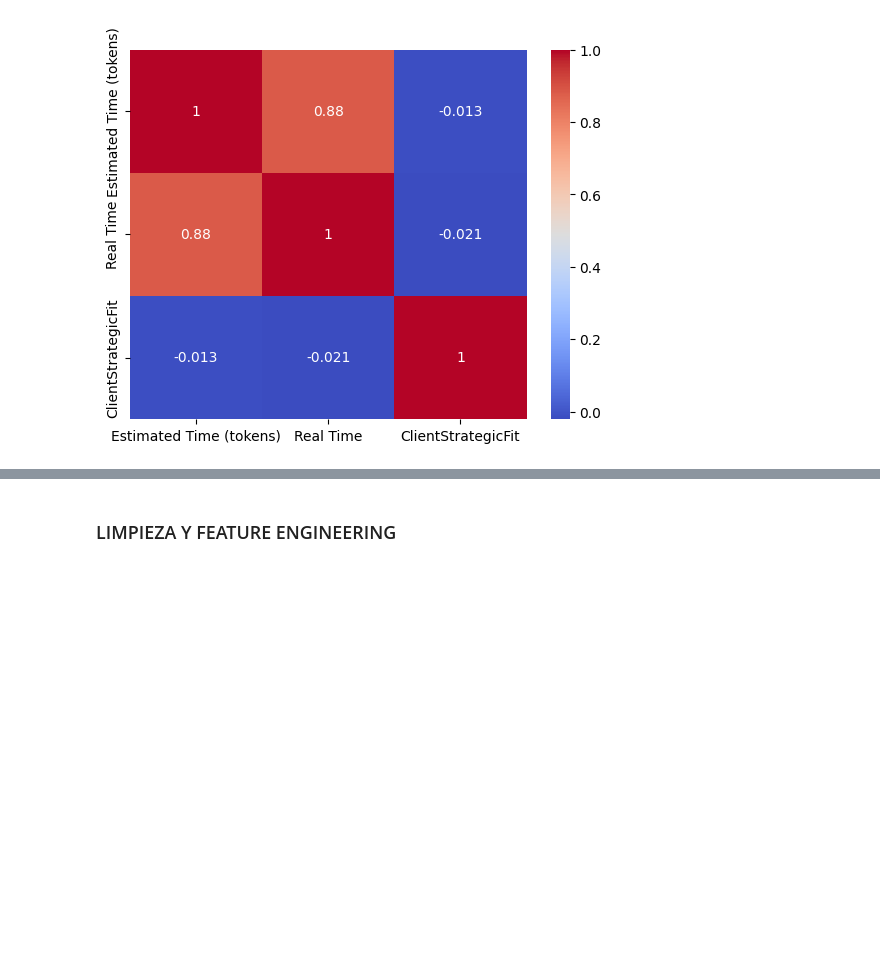
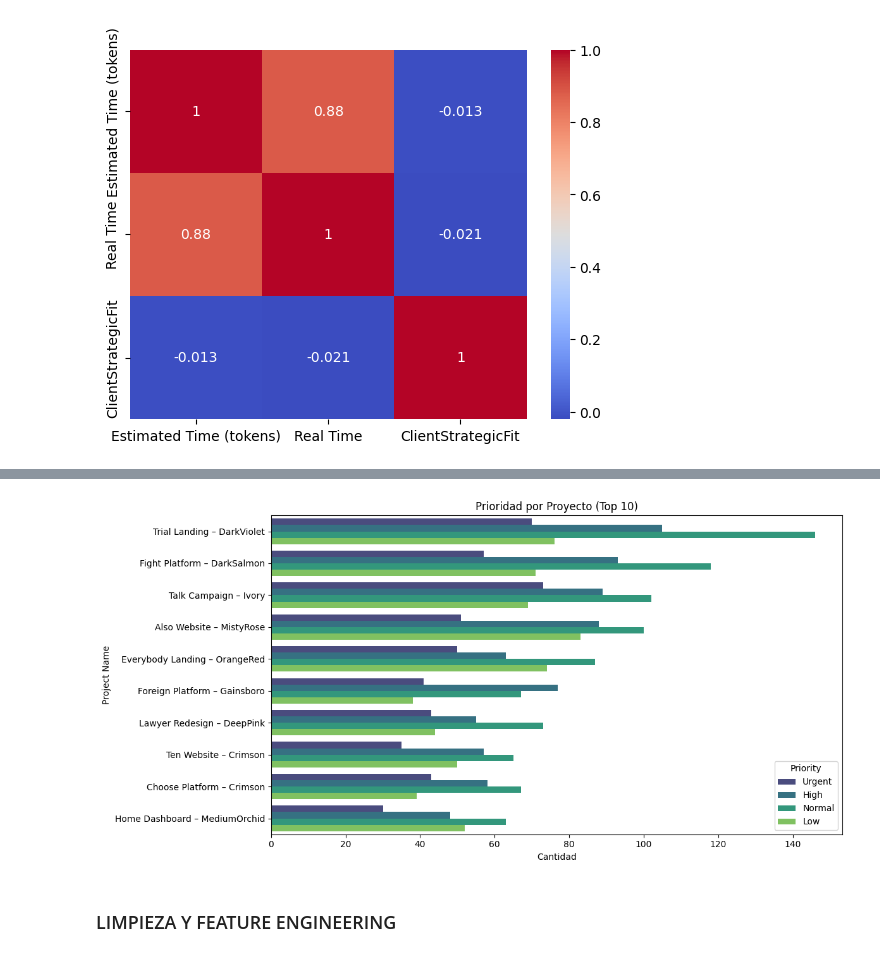
Before and after one commit to crdalila/Terra_Vista, a Jupyter notebook: modelos/clasif_prioridad copy.ipynb, the cells around one changed output, grey strips where cells are left out. Drawn from its saved outputs; the diff is of its cells as text; code cells hidden in the pictures; blank space fills up the shorter version.

```diff
--- a/modelos/clasif_prioridad copy.ipynb
+++ b/modelos/clasif_prioridad copy.ipynb
@@ -46,3 +72,22 @@ sns.heatmap(df.corr(numeric_only=True), annot=True, cmap='coolwarm')
+# %%
+# Qué proyectos tienen una prioridad urgente
+
+top_projects = df['Project Name'].value_counts().nlargest(10).index
+# Define el orden deseado
+priority_order = ['Urgent', 'High', 'Normal', 'Low']
+
+df_proj = df[df['Project Name'].isin(top_projects)].copy()
+
+plt.figure(figsize=(12,6))
+sns.countplot(data=df_proj, y='Project Name', hue='Priority', order=top_projects, hue_order=priority_order, palette='viridis')
+plt.title("Prioridad por Proyecto (Top 10)")
+plt.xlabel("Cantidad")
+plt.ylabel("Project Name")
+plt.legend(title='Priority')
+plt.tight_layout()
+plt.show()
+# %% [output]
+[figure, added]
 # %% [markdown]
 ### LIMPIEZA Y FEATURE ENGINEERING
 # %%
```
Also changed, not shown: parts of 3 cells of this notebook, 5 other files.
